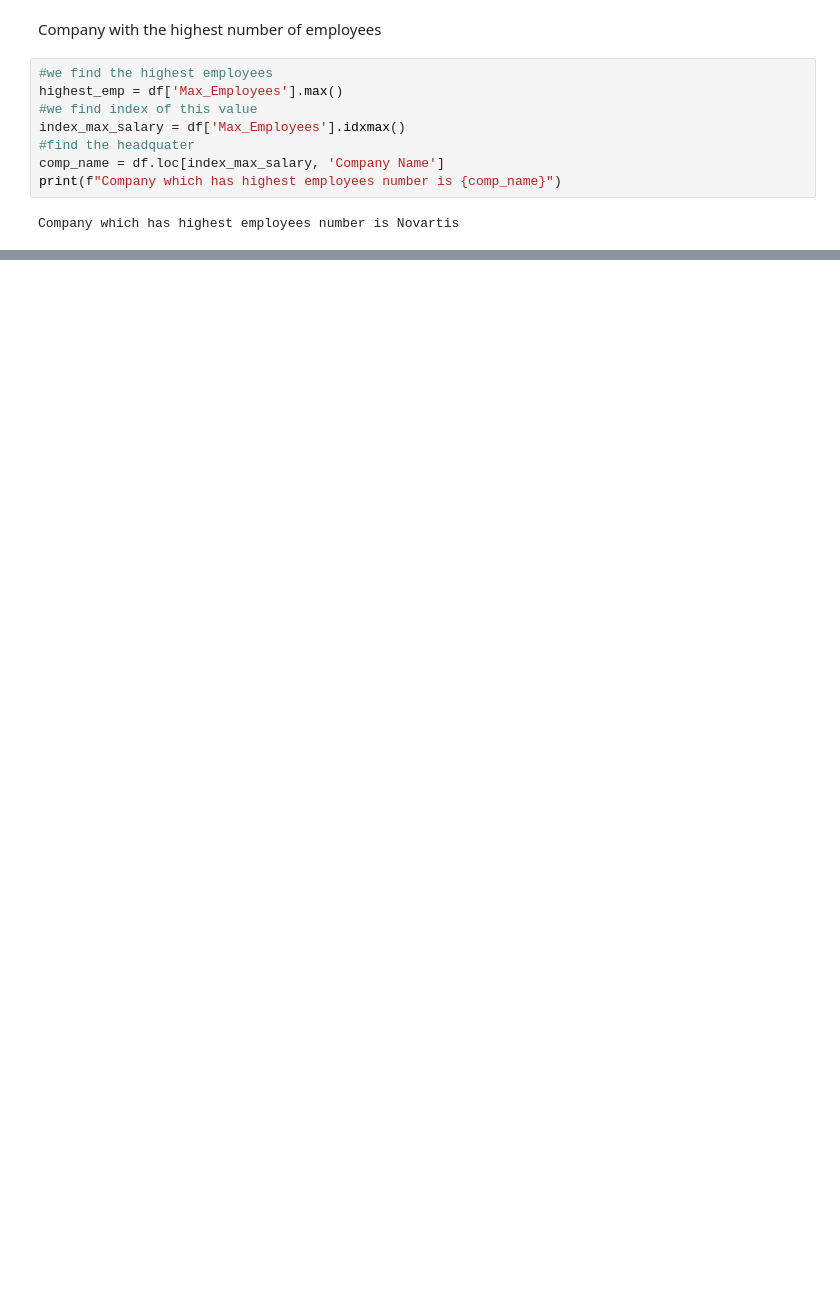
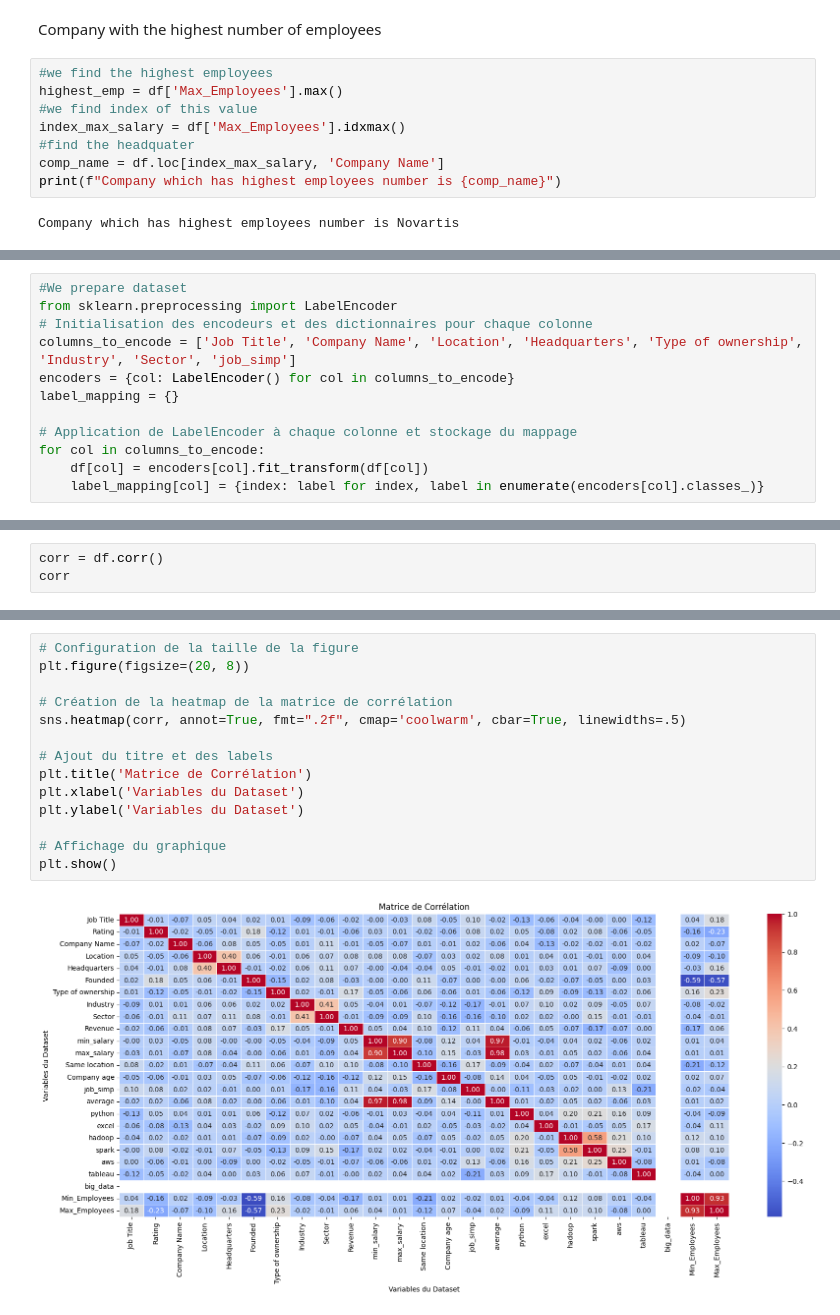
Before and after one commit to Laureoby/Jobs_dataset_cleaning, a Jupyter notebook: Jobs_cleaning.ipynb, the cells around one changed output, grey strips where cells are left out. Drawn from its saved outputs; the diff is of its cells as text; blank space fills up the shorter version.

```diff
--- a/Jobs_cleaning.ipynb
+++ b/Jobs_cleaning.ipynb
@@ -497,0 +584,12 @@ print(f"Industry which has highest revenue is {name_industrie}")
+# %%
+#We prepare dataset
+from sklearn.preprocessing import LabelEncoder
+# Initialisation des encodeurs et des dictionnaires pour chaque colonne
+columns_to_encode = ['Job Title', 'Company Name', 'Location', 'Headquarters', 'Type of ownership', 'Industry', 'Sector', 'job_simp']
+encoders = {col: LabelEncoder() for col in columns_to_encode}
+label_mapping = {}
+
+# Application de LabelEncoder à chaque colonne et stockage du mappage
+for col in columns_to_encode:
+    df[col] = encoders[col].fit_transform(df[col])
+    label_mapping[col] = {index: label for index, label in enumerate(encoders[col].classes_)}
@@ -497,0 +619,3 @@ print(f"Industry which has highest revenue is {name_industrie}")
+# %%
+corr = df.corr()
+corr
@@ -497,0 +641,16 @@ print(f"Industry which has highest revenue is {name_industrie}")
+# %%
+# Configuration de la taille de la figure
+plt.figure(figsize=(20, 8))
+
+# Création de la heatmap de la matrice de corrélation
+sns.heatmap(corr, annot=True, fmt=".2f", cmap='coolwarm', cbar=True, linewidths=.5)
+
+# Ajout du titre et des labels
+plt.title('Matrice de Corrélation')
+plt.xlabel('Variables du Dataset')
+plt.ylabel('Variables du Dataset')
+
+# Affichage du graphique
+plt.show()
+# %% [output]
+[figure, added]
```
Also changed, not shown: parts of 54 cells of this notebook.
